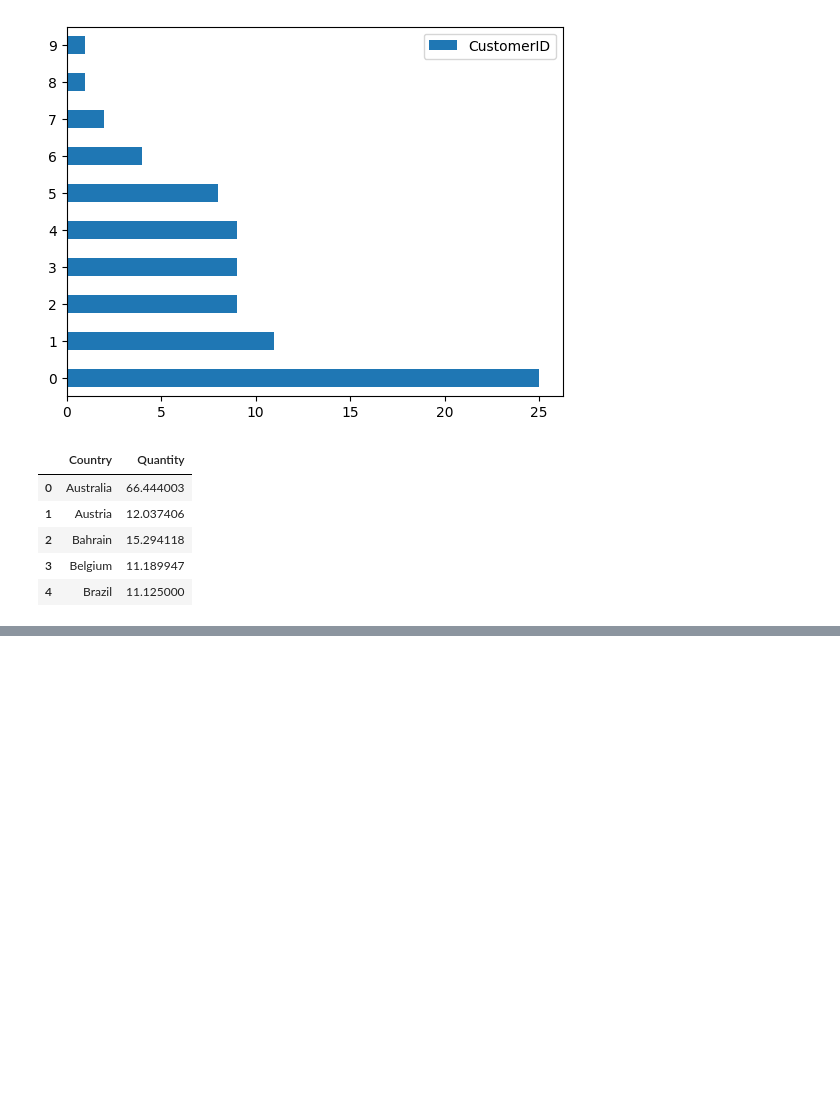
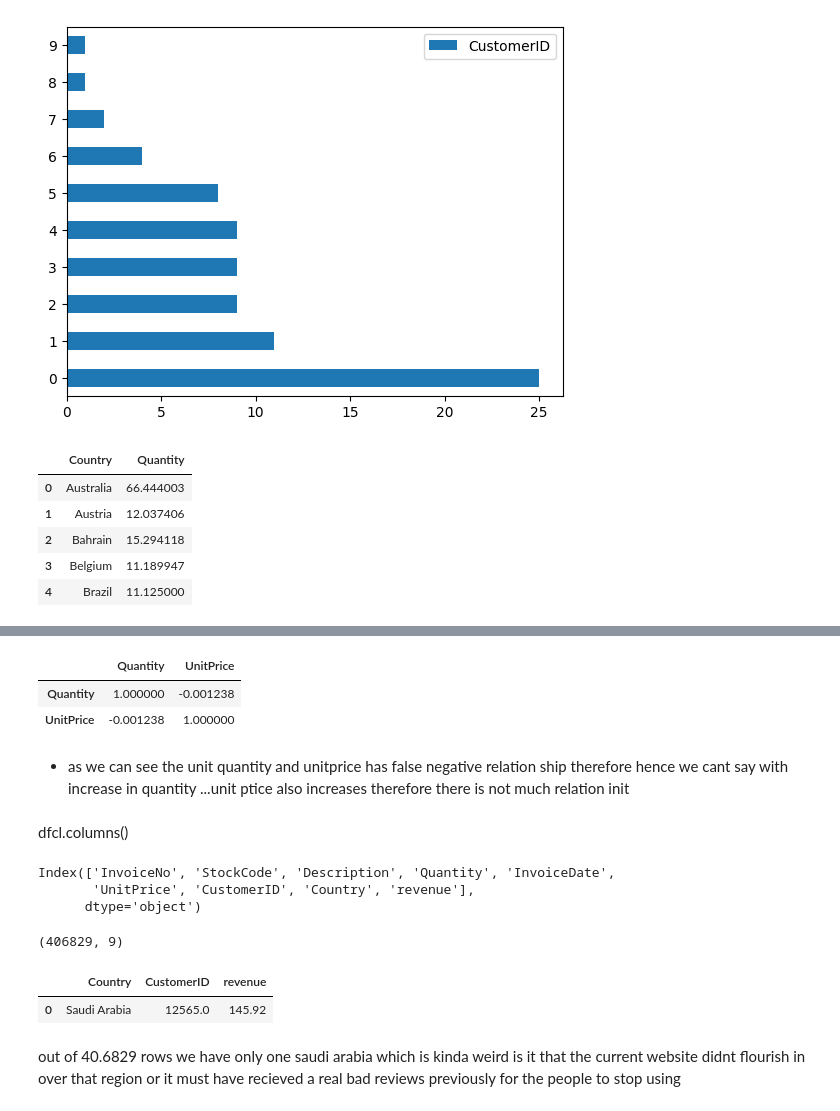
Before and after one commit to mokshithr530/bigdatacheck, a Jupyter notebook: dataset/checkdata2.ipynb, the cells around one changed output, grey strips where cells are left out. Cells and saved outputs as stored; diff of their text form; code cells hidden in the pictures; blank space fills up the shorter version.

Commit message:
i found only one saudi arabian customer bro jesus

```diff
--- a/dataset/checkdata2.ipynb
+++ b/dataset/checkdata2.ipynb
@@ -366,0 +374,31 @@ dfcl.groupby(["Country"])["Quantity"].mean().reset_index().head(5)
+# %%
+dfcl[["Quantity","UnitPrice"]].corr()
+# %% [output]
+|  | Quantity | UnitPrice |
+| Quantity | 1.000000 | -0.001238 |
+| UnitPrice | -0.001238 | 1.000000 |
+# %% [markdown]
+- as we can see the unit quantity and unitprice has false negative relation ship therefore hence we cant say with increase in quantity ...unit ptice also increases therefore there is not much relation init
+# %% [markdown]
+dfcl.columns()
+# %%
+dfcl.columns
+# %% [output]
+Index(['InvoiceNo', 'StockCode', 'Description', 'Quantity', 'InvoiceDate',
+       'UnitPrice', 'CustomerID', 'Country', 'revenue'],
+      dtype='object')
+# %%
+dfcl["Country"].nunique()
+#currently as of  now there only 37 unique countries
+dfcl["Country"].unique()
+dfcl.shape
+# %% [output]
+(406829, 9)
+# %%
+only_saudiarabia = dfcl.loc[(dfcl["Country"]=="Saudi Arabia") & (dfcl["revenue"] > 0)]
+only_saudiarabia.groupby(["Country","CustomerID"])["revenue"].sum().sort_values(ascending=False).head(10).reset_index()
+# %% [output]
+|  | Country | CustomerID | revenue |
+| 0 | Saudi Arabia | 12565.0 | 145.92 |
+# %% [markdown]
+out of 40.6829 rows we have only one saudi arabia which is kinda weird is it that the current website didnt flourish in over that region or it must have recieved a real bad reviews previously for the people to stop using
```
Also changed, not shown: parts of 1 cell of this notebook.
